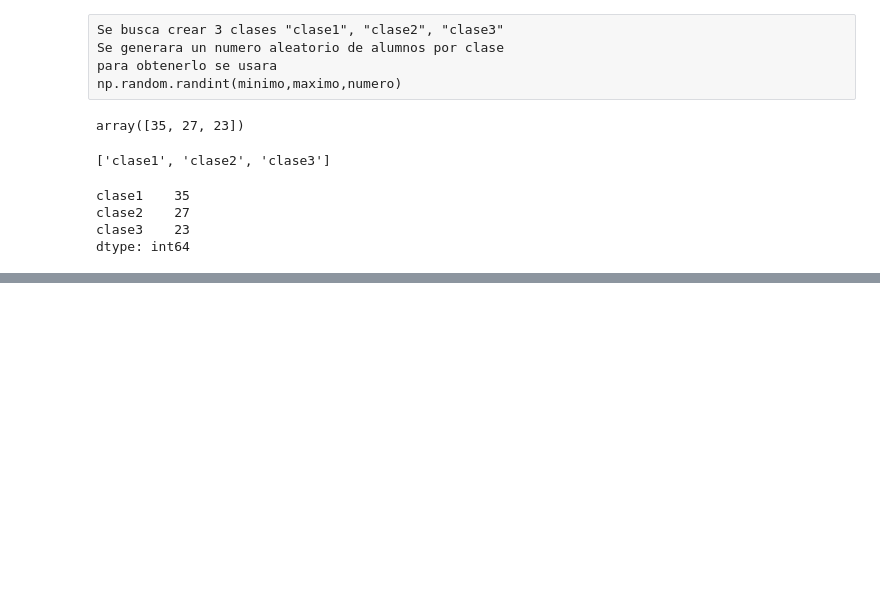
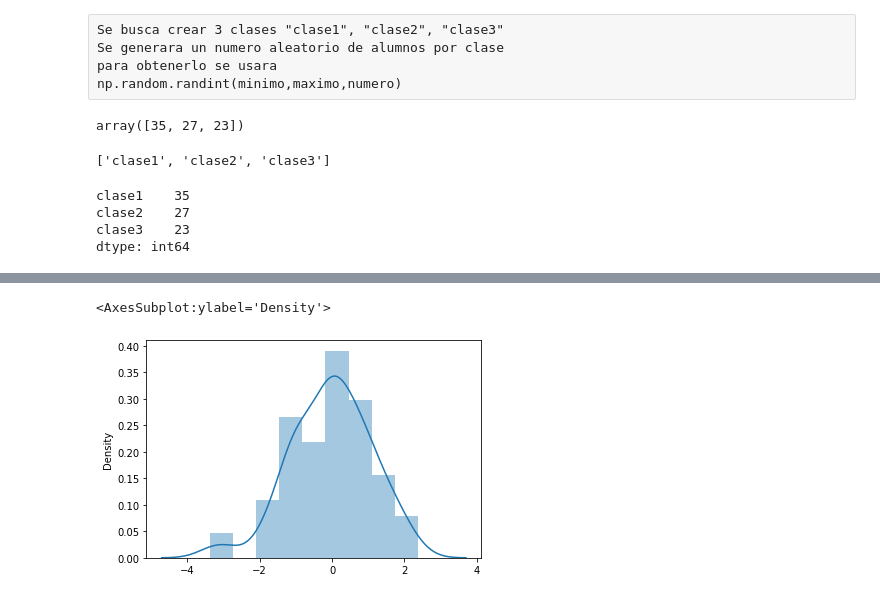
Before and after one commit to Jack21Ace/Cursos-Python, a Jupyter notebook: Pandas_Dataframe.ipynb, the cells around one changed output, grey strips where cells are left out. Cells and saved outputs as stored; diff of their text form; code cells hidden in the pictures; blank space fills up the shorter version.

```diff
--- a/Pandas_Dataframe.ipynb
+++ b/Pandas_Dataframe.ipynb
@@ -648,0 +1464,5 @@ serie['clase']
+# %%
+sns.distplot(datos1)
+# %% [output]
+<AxesSubplot:ylabel='Density'>
+[figure, added]
```
Also changed, not shown: parts of 165 cells of this notebook, 2 other files.
